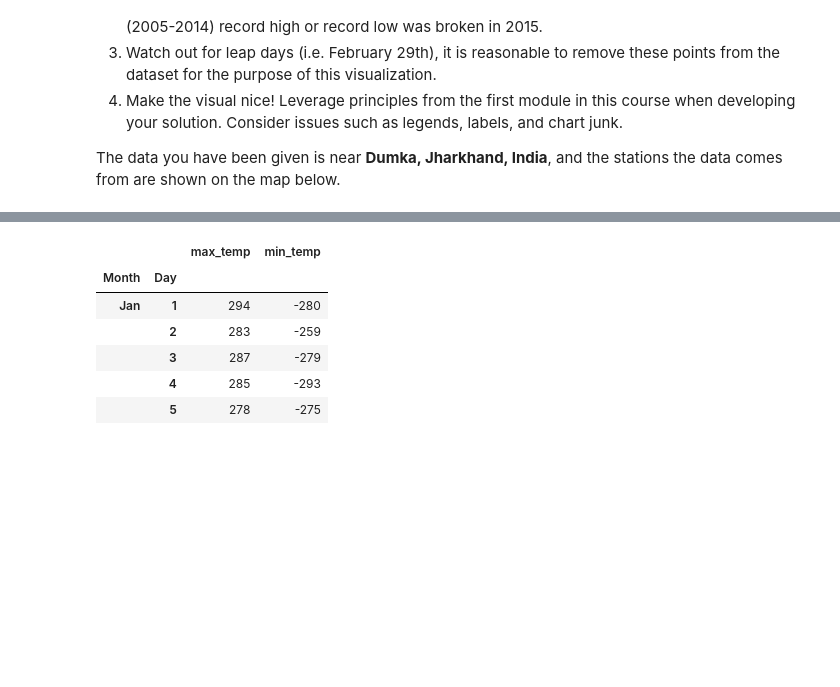
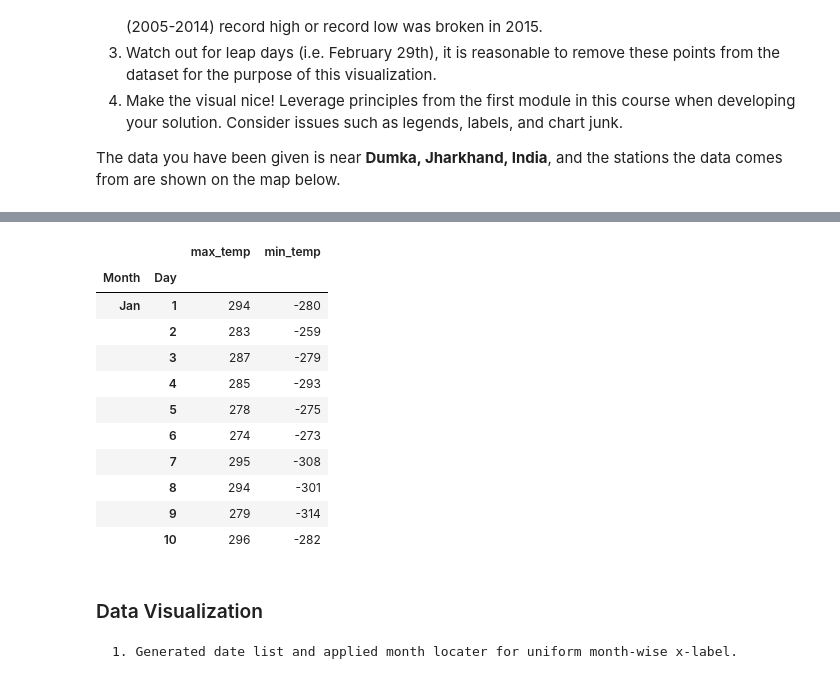
Before and after one commit to neetumurmu/data-visualization, a Jupyter notebook: temperature-data-analysis/temperature-data-analysis.ipynb, the cells around one changed output, grey strips where cells are left out. Cells and saved outputs as stored; diff of their text form; code cells hidden in the pictures; blank space fills up the shorter version.

```diff
--- a/temperature-data-analysis/temperature-data-analysis.ipynb
+++ b/temperature-data-analysis/temperature-data-analysis.ipynb
@@ -52,36 +58,48 @@ leaflet_plot_stations(25,'5e69c3246c4d9e52b2b80d995b706c3fb5752f318bd3f08d6981c1
 # %%
 import numpy as np
 import pandas as pd
 df = pd.read_csv('5e69c3246c4d9e52b2b80d995b706c3fb5752f318bd3f08d6981c1d8.csv')
 
 df['Date'] = pd.to_datetime(df['Date'])
 df['year'] = df['Date'].dt.year
 #df['Month'] = df['Date'].dt.month
 df['Month'] = df['Date'].dt.strftime('%b')
 df['Day'] = df['Date'].dt.day
 
 #remove 29th Feb
 leap_df = df[(df['Month'] == 'Feb') & (df['Day'] == 29)]
 df = df.merge(leap_df, indicator=True, how='outer')
 df = df[df['_merge'] != 'both']
 
+#data 2015
+df_15 = df[df['year'] == 2015]
+
 #data 2000-2014
 df = df[df['year'] != 2015]
 
-#data 2015
-df_2015 = df[df['year'] == 2015]
-
 df = df.set_index(['Month', 'Day']).groupby(level=[0,1])['Data_Value'].agg({'max_temp': np.max, 'min_temp': np.min})
 df = df.reindex(index = ['Jan', 'Feb', 'Mar', 'Apr', 'May', 'Jun', 'Jul', 'Aug', 'Sep', 'Oct', 'Nov', 'Dec'], level=0)
-df.head()
+
+df_15 = df_15.set_index(['Month', 'Day']).groupby(level=[0,1])['Data_Value'].agg({'max_temp': np.max, 'min_temp': np.min})
+df_15 = df_15.reindex(index = ['Jan', 'Feb', 'Mar', 'Apr', 'May', 'Jun', 'Jul', 'Aug', 'Sep', 'Oct', 'Nov', 'Dec'], level=0)
+
+df.head(10)
 # %% [output]
 |  |  | max_temp | min_temp |
 | Month | Day |  |  |
 | Jan | 1 | 294 | -280 |
 |  | 2 | 283 | -259 |
 |  | 3 | 287 | -279 |
 |  | 4 | 285 | -293 |
 |  | 5 | 278 | -275 |
+|  | 6 | 274 | -273 |
+|  | 7 | 295 | -308 |
+|  | 8 | 294 | -301 |
+|  | 9 | 279 | -314 |
+|  | 10 | 296 | -282 |
+# %% [markdown]
+### Data Visualization
+    1. Generated date list and applied month locater for uniform month-wise x-label.
 # %%
 import datetime
 import numpy as np
```
Also changed, not shown: parts of 4 cells of this notebook.
